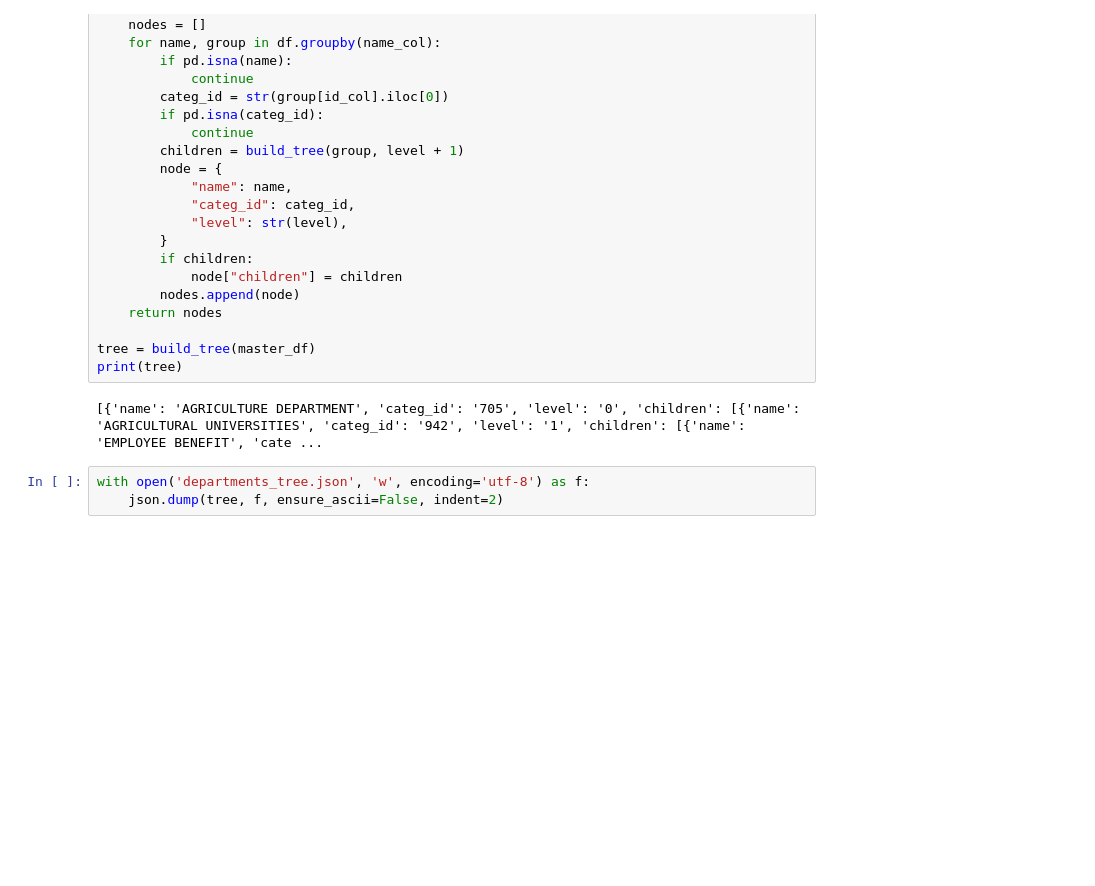
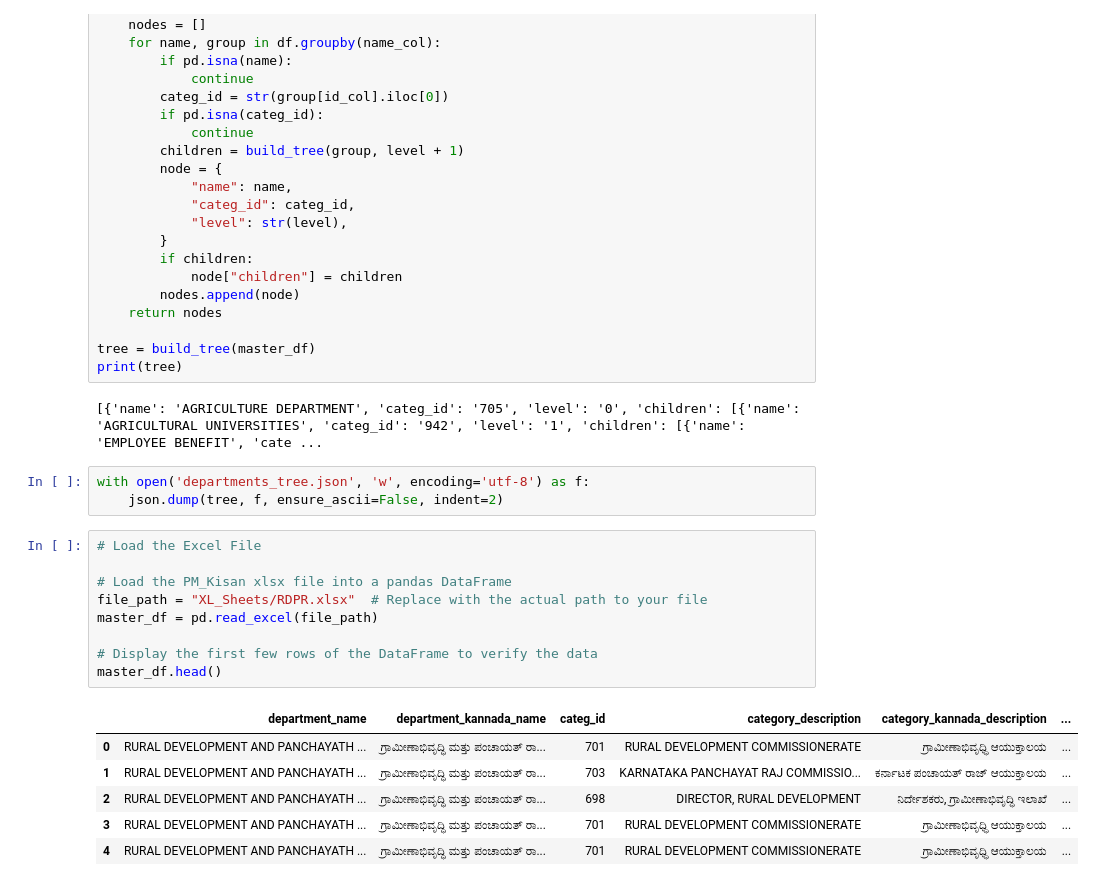
Before and after one commit to chaitanyakartik/newron_grievance_redrassal, a Jupyter notebook: data/Extract_Data.ipynb, the cells around one changed output. Cells and saved outputs as stored; diff of their text form; blank space fills up the shorter version.

```diff
--- a/data/Extract_Data.ipynb
+++ b/data/Extract_Data.ipynb
@@ -79,3 +79,19 @@ print(tree)
 # %%
 with open('departments_tree.json', 'w', encoding='utf-8') as f:
     json.dump(tree, f, ensure_ascii=False, indent=2)
+# %%
+# Load the Excel File
+
+# Load the PM_Kisan xlsx file into a pandas DataFrame
+file_path = "XL_Sheets/RDPR.xlsx"  # Replace with the actual path to your file
+master_df = pd.read_excel(file_path)
+
+# Display the first few rows of the DataFrame to verify the data
+master_df.head()
+# %% [output]
+|  | department_name | department_kannada_name | categ_id | category_description | category_kannada_description | ... |
+| 0 | RURAL DEVELOPMENT AND PANCHAYATH ... | ಗ್ರಾಮೀಣಾಭಿವೃದ್ಧಿ ಮತ್ತು ಪಂಚಾಯತ್ ರಾ... | 701 | RURAL DEVELOPMENT COMMISSIONERATE | ಗ್ರಾಮೀಣಾಭಿವೃಧ್ಧಿ ಆಯುಕ್ತಾಲಯ | ... |
+| 1 | RURAL DEVELOPMENT AND PANCHAYATH ... | ಗ್ರಾಮೀಣಾಭಿವೃದ್ಧಿ ಮತ್ತು ಪಂಚಾಯತ್ ರಾ... | 703 | KARNATAKA PANCHAYAT RAJ COMMISSIO... | ಕರ್ನಾಟಕ ಪಂಚಾಯತ್‌ ರಾಜ್‌ ಆಯುಕ್ತಾಲಯ | ... |
+| 2 | RURAL DEVELOPMENT AND PANCHAYATH ... | ಗ್ರಾಮೀಣಾಭಿವೃದ್ಧಿ ಮತ್ತು ಪಂಚಾಯತ್ ರಾ... | 698 | DIRECTOR, RURAL DEVELOPMENT | ನಿರ್ದೇಶಕರು, ಗ್ರಾಮೀಣಾಭಿವೃದ್ಧಿ ಇಲಾಖೆ | ... |
+| 3 | RURAL DEVELOPMENT AND PANCHAYATH ... | ಗ್ರಾಮೀಣಾಭಿವೃದ್ಧಿ ಮತ್ತು ಪಂಚಾಯತ್ ರಾ... | 701 | RURAL DEVELOPMENT COMMISSIONERATE | ಗ್ರಾಮೀಣಾಭಿವೃಧ್ಧಿ ಆಯುಕ್ತಾಲಯ | ... |
+| 4 | RURAL DEVELOPMENT AND PANCHAYATH ... | ಗ್ರಾಮೀಣಾಭಿವೃದ್ಧಿ ಮತ್ತು ಪಂಚಾಯತ್ ರಾ... | 701 | RURAL DEVELOPMENT COMMISSIONERATE | ಗ್ರಾಮೀಣಾಭಿವೃಧ್ಧಿ ಆಯುಕ್ತಾಲಯ | ... |
```
Also changed, not shown: parts of 3 cells of this notebook, 26 other files.
